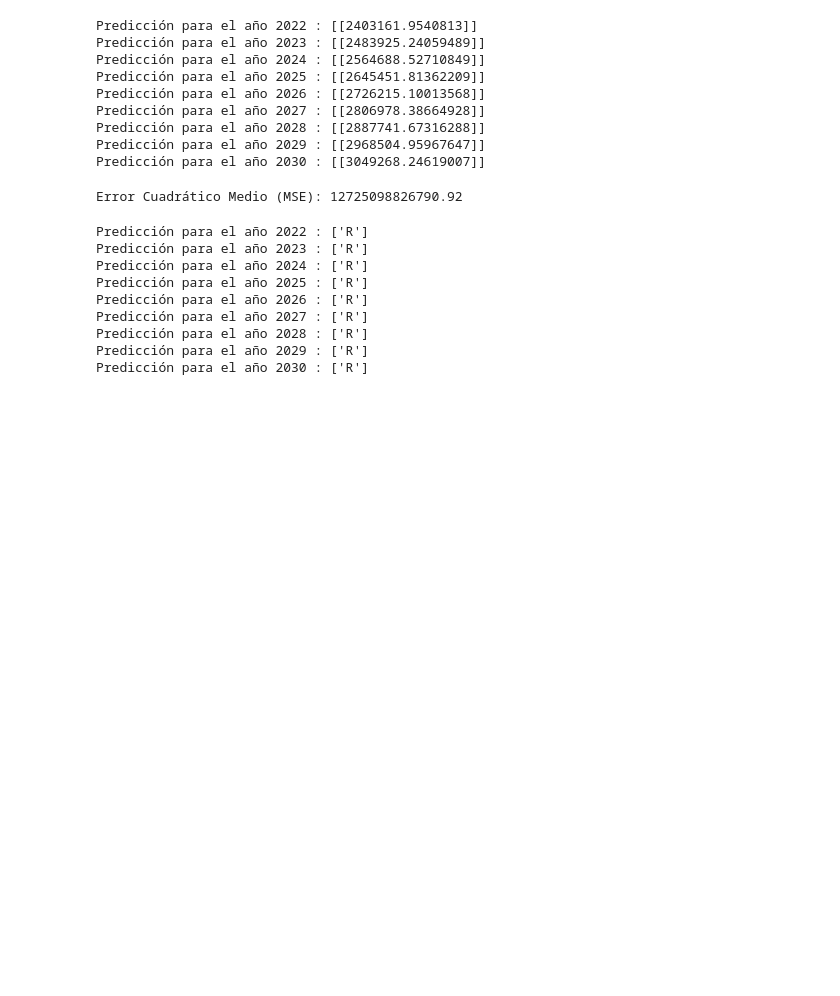
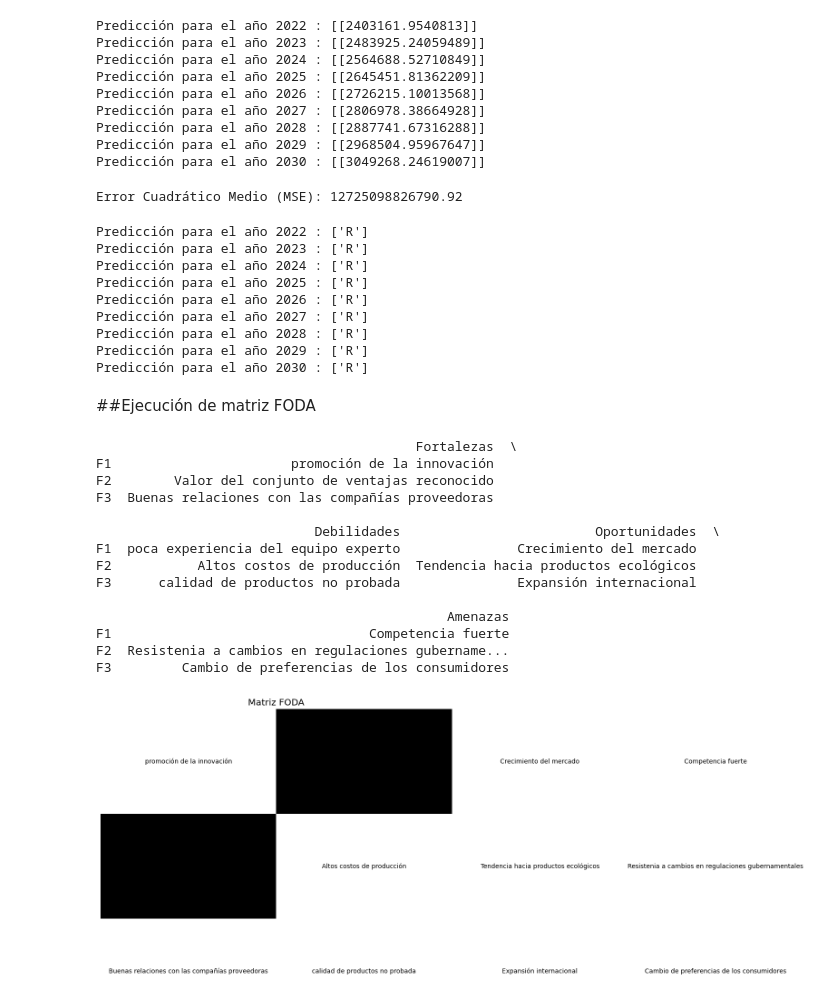
Before and after one commit to Jmarsaki/profin_PP2, a Jupyter notebook: Pruebas.ipynb, the cells around one changed output. Drawn from its saved outputs; the diff is of its cells as text; code cells hidden in the pictures; blank space fills up the shorter version.

```diff
--- a/Pruebas.ipynb
+++ b/Pruebas.ipynb
@@ -172,3 +172,66 @@ model.fit(X, y)
 # Generar valores de predicción para todos los años desde 2007 hasta 2021
 X_future = [[year] for year in range(2007, 2022)]
 y_pred = model.predict(X_future)
+# %% [markdown]
+##Ejecución de matriz FODA
+# %%
+# En el caso del análisis de la transformación a energías renovables en Nueva Zelandia por políticas de promoción podemos utilizar el concepto DAFO de la siguiente manera
+# Así, las Fortalezas pertinentes al caso se pueden determinar cuantitativamente con las siguientes variables:
+# promoción de la innovación = F1
+# Valor del conjunto de ventajas reconocido = F2
+# Relaciones con las compañías proveedoras = F3
+
+# Las Debilidades se pueden determinar cuantitativamente así:
+# experiencia del equipo experto = D1
+# costos de producción = D2
+# calidad de productos = D3
+
+# Las Oportunidades pertinentes se pueden determinar cuantitativamente del siguiente modo:
+# Crecimiento del mercado = O1
+# Tendencia hacia productos ecológicos = O2
+# Expansión internacional = O3
+
+# Las Amenazas se pueden determinar cuantitativamente de la siguiente manera:
+# Grado de competencia = A1
+# Tendencia al apoyo de a cambios en regulaciones gubernamentales = A2
+# Tendencia al cambio de preferencias de los consumidores = A3
+
+# Cualquiera de estos números Fi, Di, Oi y Ai es relativo al criterio del analista o la comunidad afectada pudiendo tomar un espectro creciente de grados (poco, medianamente, mucho) letras (A, B o C) o dígitos (1,2,3,4,5 o 10 al 100 o del 1 al 10).
+data = { 'Fortalezas': ['promoción de la innovación', 'Valor del conjunto de ventajas reconocido', 'Buenas relaciones con las compañías proveedoras'],
+    'Debilidades': ['poca experiencia del equipo experto', 'Altos costos de producción', 'calidad de productos no probada'],
+    'Oportunidades': ['Crecimiento del mercado', 'Tendencia hacia productos ecológicos', 'Expansión internacional'],
+    'Amenazas': ['Competencia fuerte', 'Resistenia a cambios en regulaciones gubernamentales', 'Cambio de preferencias de los consumidores']
+
+
+}
+
+df = pd.DataFrame(data, index=['F1', 'F2', 'F3'])
+print(df)
+
+plt.figure(figsize=(10, 6))
+plt.imshow([[0, 1], [1, 0]], cmap='Greys', aspect='auto')
+plt.axis('off')
+
+rows, cols = df.shape
+for i in range(rows):
+    for j in range(cols):
+        plt.text(j, i, df.iloc[i, j], ha='center', va='center', color='black')
+
+plt.title('Matriz FODA')
+plt.show()
+# %% [output]
+                                         Fortalezas  \
+F1                       promoción de la innovación
+F2        Valor del conjunto de ventajas reconocido
+F3  Buenas relaciones con las compañías proveedoras
+
+                            Debilidades                         Oportunidades  \
+F1  poca experiencia del equipo experto               Crecimiento del mercado
+F2           Altos costos de producción  Tendencia hacia productos ecológicos
+F3      calidad de productos no probada               Expansión internacional
+
+                                             Amenazas
+F1                                 Competencia fuerte
+F2  Resistenia a cambios en regulaciones gubername...
+F3         Cambio de preferencias de los consumidores
+[figure, added]
```
